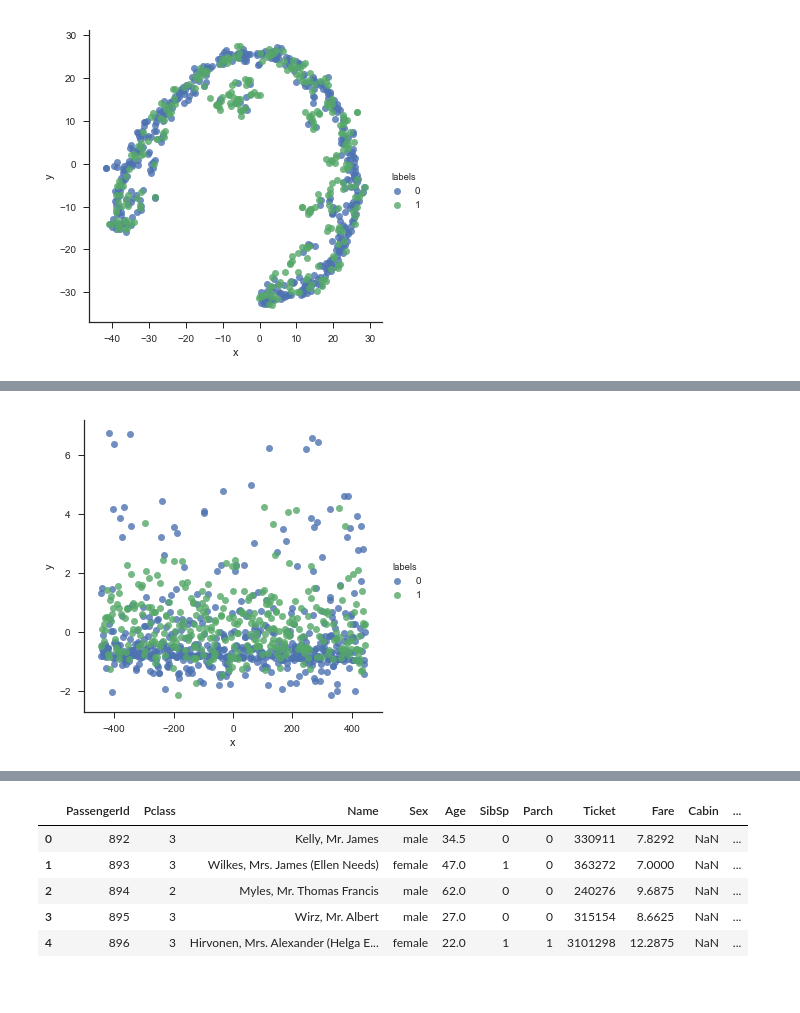
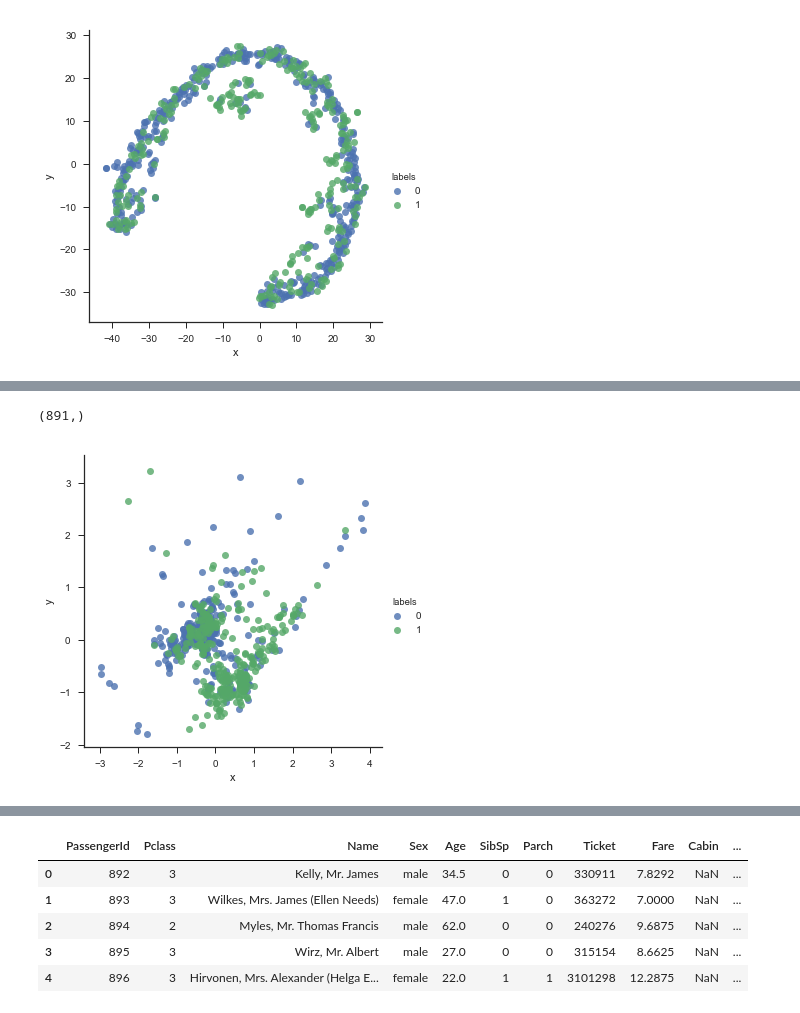
Before and after one commit to thiesgehrmann/kaggle, a Jupyter notebook: titanic/notebook.ipynb, the cells around one changed output, grey strips where cells are left out. Saved outputs shown, nothing was run; the diff lists cells and outputs as text; code cells hidden in the pictures.

```diff
--- a/titanic/notebook.ipynb
+++ b/titanic/notebook.ipynb
@@ -140,0 +196,3 @@ plotTSNE(notNanNumericData.drop([labelColumn], axis=1), notNanNumericData[labelC
+# %%
+embarkedPerPclass = data[["Pclass", "Embarked"]].groupby("Pclass").agg(lambda x:x.value_counts().index[0])
+dict(zip(embarkedPerPclass.index, [ v[0] for v in embarkedPerPclass.values]))
@@ -143,21 +202,0 @@ plotTSNE(notNanNumericData.drop([labelColumn], axis=1), notNanNumericData[labelC
-# %%
-# Only impute if we have less than 50% missing data in the field
-from sklearn.preprocessing import Imputer
-
-def mostFrequent(data):
-    from collections import Counter
-    return Counter(data).most_common(1)[0][0]
-#edef
-
-def trainImpute(data):
-    imputed = {}
-    imputed["Age"] = data["Age"].dropna().mean()
-    imputed["Embarked"] = mostFrequent(data["Embarked"].values)
-    imputed["Fare"] = data["Fare"].dropna().mean()
-    return imputed
-#edef
-
-def impute(imputed, data):
-    newData = data.copy().fillna(imputed)
-    return newData
-#edef
@@ -242,8 +414,8 @@ from sklearn.preprocessing import StandardScaler
 
 def trainNormalization(data):
     normalizers = {}
-    normalizers["Age"] = StandardScaler().fit(np.matrix(data["Age"].values).transpose())
-    normalizers["Fare"] = StandardScaler().fit(np.matrix(data["Fare"].values).transpose())
+    normalizers["_Filled.Age"] = StandardScaler().fit(np.matrix(data["_Filled.Age"].values).transpose())
+    normalizers["_Filled.Fare"] = StandardScaler().fit(np.matrix(data["_Filled.Fare"].values).transpose())
     return normalizers
 #edef
 
@@ -270,7 +442,8 @@ normalizedData.head()
 # %%
-plotPCA(normalizedData.drop([labelColumn], axis=1).select_dtypes([np.number]), normalizedData[labelColumn].values)
+plotPCA(normalizedData.drop([labelColumn], axis=1).select_dtypes([np.number]), normalizedData[labelColumn].values, dim1=4, dim2=5)
 # %% [output]
+(891,)
-[figure, old version]
+[figure, new version]
 # %%
 plotTSNE(normalizedData.drop([labelColumn], axis=1).select_dtypes([np.number]), normalizedData[labelColumn].values)
 # %% [output]
```
Also changed, not shown: parts of 60 cells of this notebook.
